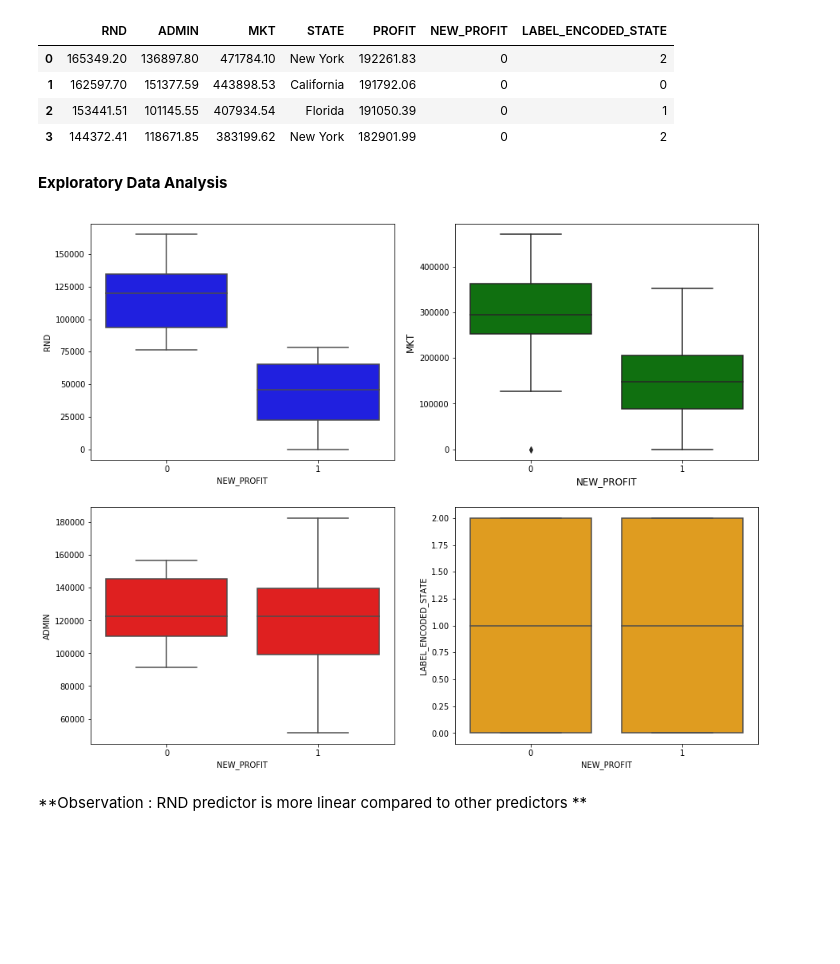
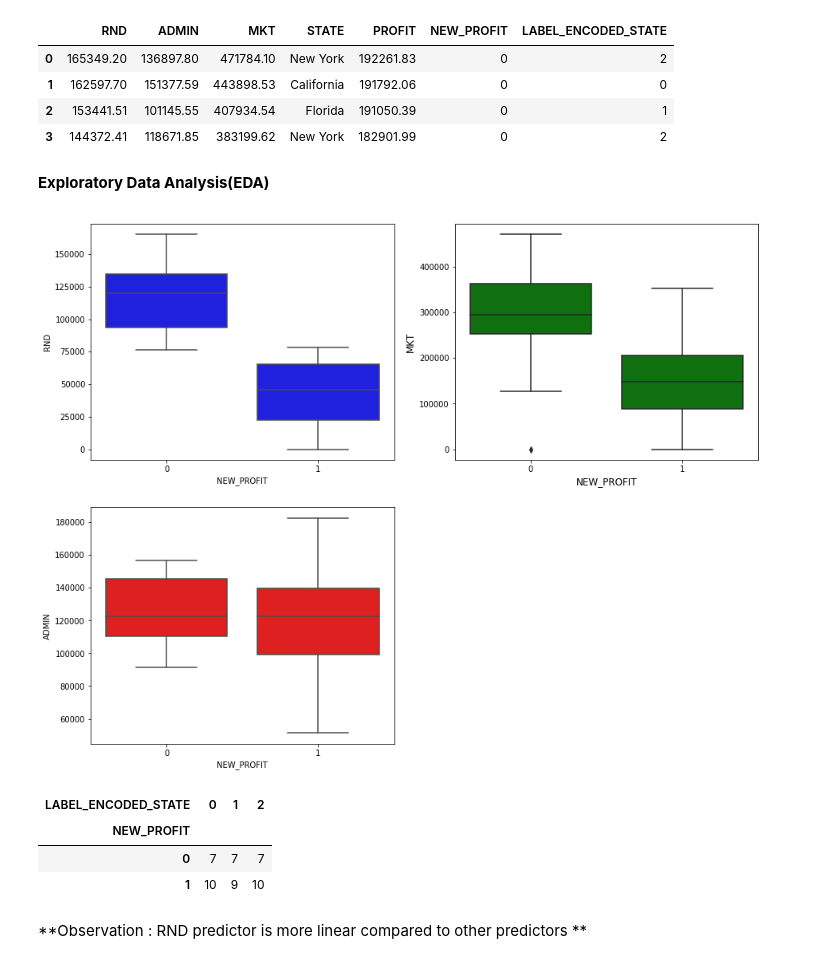
Before and after one commit to mvarshita/Machine-Learning-Projects, a Jupyter notebook: startsUpsDataset/logisticRegression.ipynb, the cells around one changed output. Cells and saved outputs as stored; diff of their text form; code cells hidden in the pictures; blank space fills up the shorter version.

Commit message:
added crosstabulation function and reason for selecting MKT as second variable

```diff
--- a/startsUpsDataset/logisticRegression.ipynb
+++ b/startsUpsDataset/logisticRegression.ipynb
@@ -93,33 +93,38 @@ startupsDataSet.head(4)
 | 2 | 153441.51 | 101145.55 | 407934.54 | Florida | 191050.39 | 0 | 1 |
 | 3 | 144372.41 | 118671.85 | 383199.62 | New York | 182901.99 | 0 | 2 |
 # %% [markdown]
-**Exploratory Data Analysis**
+**Exploratory Data Analysis(EDA)**
 # %%
 plt.figure(figsize=(15,12))
 
 plt.subplot(2,2,1)
 sb.boxplot(startupsDataSet["NEW_PROFIT"],startupsDataSet["RND"],color = "blue")
 plt.xlabel("NEW_PROFIT")
 plt.ylabel("RND")
 
 plt.subplot(2,2,2)
 sb.boxplot(startupsDataSet["NEW_PROFIT"],startupsDataSet["MKT"],color = "green")
 plt.xlabel("NEW_PROFIT",fontsize = 'large')
 plt.ylabel("MKT",fontsize ='large')
 
 plt.subplot(2,2,3)
 sb.boxplot(startupsDataSet["NEW_PROFIT"],startupsDataSet["ADMIN"],color = "red")
 plt.xlabel("NEW_PROFIT")
 plt.ylabel("ADMIN")
 
-plt.subplot(2,2,4)
-sb.boxplot(startupsDataSet["NEW_PROFIT"],startupsDataSet["LABEL_ENCODED_STATE"],color = "orange")
-plt.xlabel("NEW_PROFIT")
-plt.ylabel("LABEL_ENCODED_STATE")
 
 plt.show()
 # %% [output]
-[figure, old version]
+[figure, new version]
+# %%
+#cross-tabulation is used to find linearity between categorical variables
+
+pd.crosstab(startupsDataSet["NEW_PROFIT"],startupsDataSet["LABEL_ENCODED_STATE"])
+# %% [output]
+| LABEL_ENCODED_STATE | 0 | 1 | 2 |
+| NEW_PROFIT |  |  |  |
+| 0 | 7 | 7 | 7 |
+| 1 | 10 | 9 | 10 |
 # %% [markdown]
 **Observation : RND predictor is more linear compared to other predictors **
 # %% [markdown]
```
Also changed, not shown: parts of 3 cells of this notebook.
